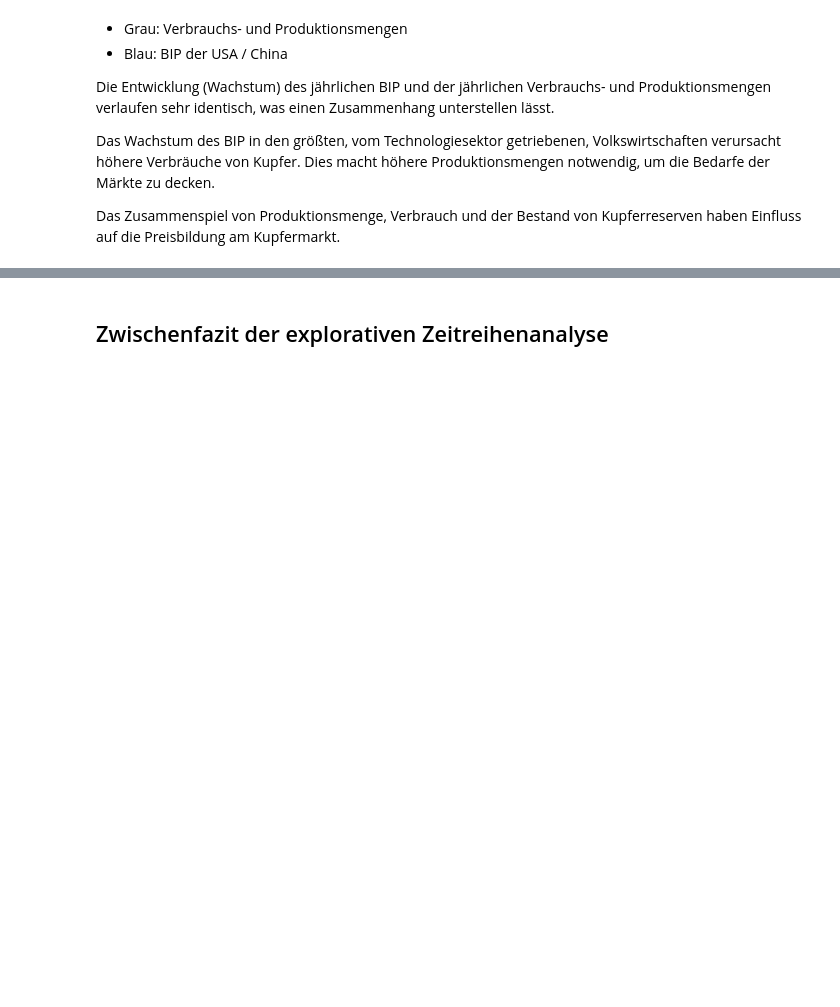
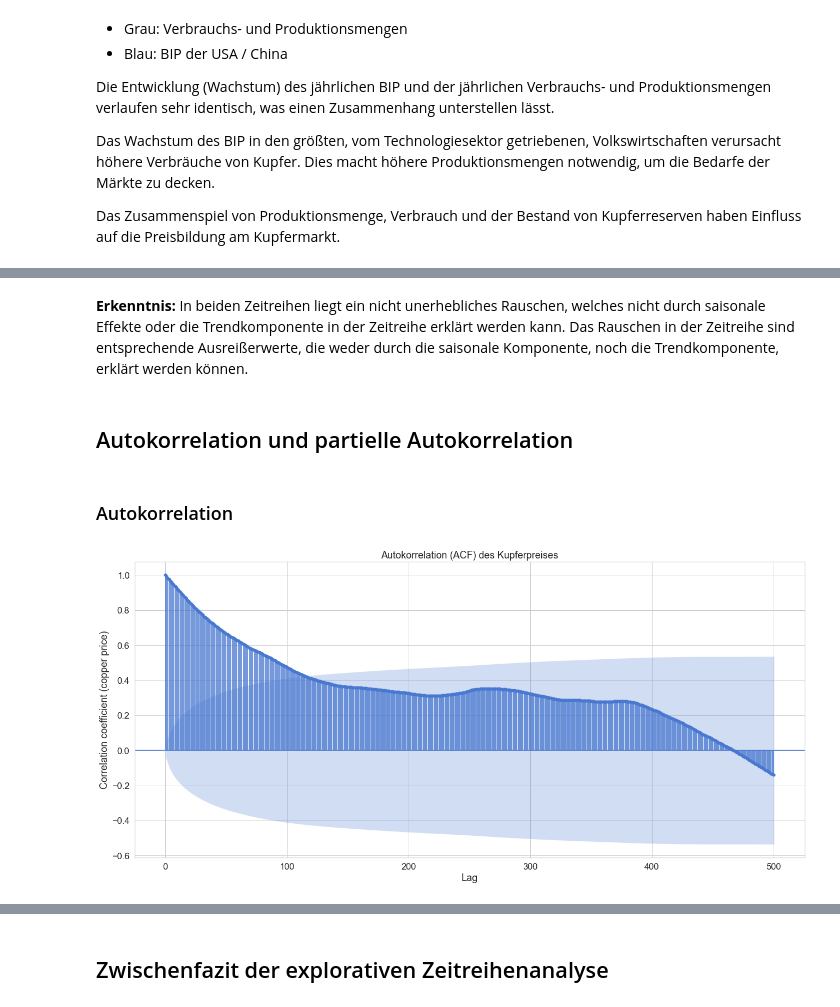
Before and after one commit to andreashrb/Python_for_ML_Project, a Jupyter notebook: interim_results/Copper_DataExploration_Sebastian.ipynb, the cells around one changed output, grey strips where cells are left out. Saved outputs shown, nothing was run; the diff lists cells and outputs as text; code cells hidden in the pictures; blank space fills up the shorter version.

```diff
--- a/interim_results/Copper_DataExploration_Sebastian.ipynb
+++ b/interim_results/Copper_DataExploration_Sebastian.ipynb
@@ -682,0 +652,4 @@ plt.show()
+# %% [markdown]
+**Erkenntnis:** In beiden Zeitreihen liegt ein nicht unerhebliches Rauschen, welches nicht durch saisonale Effekte oder die Trendkomponente in der Zeitreihe erklärt werden kann. Das Rauschen in der Zeitreihe sind entsprechende Ausreißerwerte, die weder durch die saisonale Komponente, noch die Trendkomponente, erklärt werden können.
+# %% [markdown]
+## Autokorrelation und partielle Autokorrelation
@@ -682,0 +658,11 @@ plt.show()
+# %% [markdown]
+### Autokorrelation
+# %%
+# Plotten der autoregressiven Komponente (Autokorrelation) innerhalb der Kupferpreisentwicklung
+fig = tsaplots.plot_acf(df_copper_economic_decom["lme_copper_cash"], lags=500)
+plt.title('Autokorrelation (ACF) des Kupferpreises')
+plt.xlabel("Lag")
+plt.ylabel("Correlation coefficient (copper price)")
+plt.show()
+# %% [output]
+[figure, added]
```
Also changed, not shown: parts of 36 cells of this notebook.
